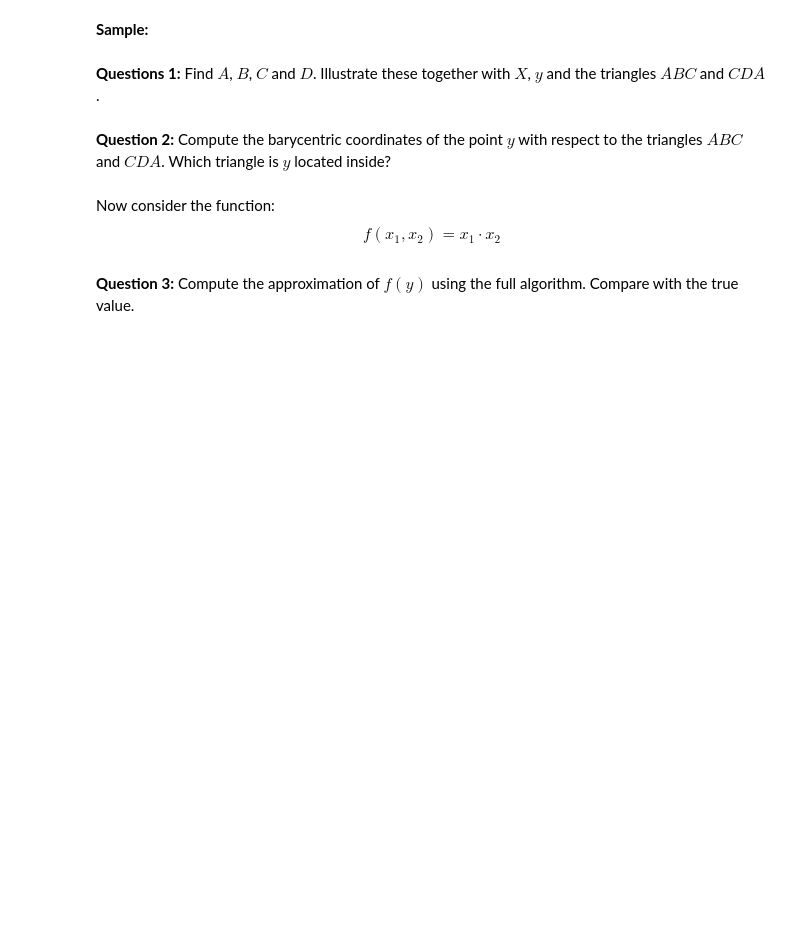
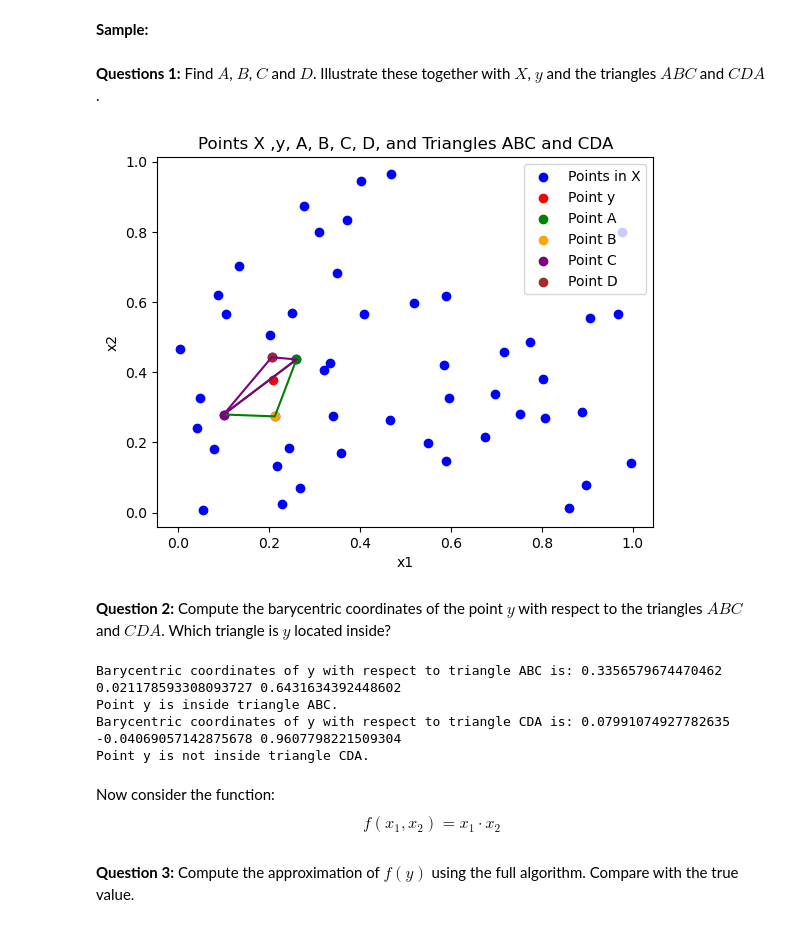
Before and after one commit to NumEconCopenhagen/projects-2024-anna-vithusha-og-barbara, a Jupyter notebook: Examproject/exam_2024.ipynb, the cells around one changed output. Saved outputs shown, nothing was run; the diff lists cells and outputs as text; code cells hidden in the pictures; blank space fills up the shorter version.

```diff
--- a/Examproject/exam_2024.ipynb
+++ b/Examproject/exam_2024.ipynb
@@ -597,2 +602,30 @@ y = rng.uniform(size=(2,))
+# %%
+# Plotting the points in X and y
+plt.scatter(X[:, 0], X[:, 1], color='blue', label='Points in X')
+
+# Plotting the points A, B, C and D if these are replaced with not-None
+plt.scatter(y[0], y[1], color='red', label='Point y')
+if A is not None:
+    plt.scatter(A[0], A[1], color='green', label='Point A')
+if B is not None:
+    plt.scatter(B[0], B[1], color='orange', label='Point B')
+if C is not None:
+    plt.scatter(C[0], C[1], color='purple', label='Point C')
+if D is not None:
+    plt.scatter(D[0], D[1], color='brown', label='Point D')
+
+# Drawing triangles ABC and CDA if the points A, B, C, D are defined
+if A is not None and B is not None and C is not None:
+    plt.plot([A[0], B[0], C[0], A[0]], [A[1], B[1], C[1], A[1]], color='green')
+if C is not None and D is not None and A is not None:
+    plt.plot([C[0], D[0], A[0], C[0]], [C[1], D[1], A[1], C[1]], color='purple')
+
+plt.legend()
+plt.xlabel('x1')
+plt.ylabel('x2')
+plt.title('Points X ,y, A, B, C, D, and Triangles ABC and CDA')
+plt.show()
+# %% [output]
+[figure, added]
 # %% [markdown]
 **Question 2:** Compute the barycentric coordinates of the point $y$ with respect to the triangles $ABC$ and $CDA$. Which triangle is $y$ located inside?
@@ -601,3 +632,45 @@ y = rng.uniform(size=(2,))
+# %%
+# Function to compute the barycentric coordinates.
+#These are a function of the points (ABC or CDA) and the point y.
+def barycentric_coordinates(A, B, C, y):
+    r1 = ((B[1] - C[1]) * (y[0] - C[0]) + (C[0] - B[0]) * (y[1] - C[1])) / (B[1] - C[1]) * (A[0] - C[0]) + (C[0] - B[0]) * (A[1] - C[1])
+    r2 = ((C[1] - A[1]) * (y[0] - C[0]) + (A[0] - C[0]) * (y[1] - C[1])) / (B[1] - C[1]) * (A[0] - C[0]) + (C[0] - B[0]) * (A[1] - C[1])
+    r3 = 1 - r1 - r2
+    return r1, r2, r3
+
+# Function to check if point is inside triangle. That is if r1, r2 and r3 is in [0,1].
+def in_triangle(r1, r2, r3):
+    return 0 <= r1 <= 1 and 0 <= r2 <= 1 and 0 <= r3 <= 1
+
+# Calling the points A, B, C, and D found in question 1.
+A, B, C, D = find_points(X, y)
+
+# Computing barycentric coordinates for triangle ABC (if the point are defined)
+if A is not None and B is not None and C is not None:
+    r1_ABC, r2_ABC, r3_ABC = barycentric_coordinates(A, B, C, y)
+    print("Barycentric coordinates of y with respect to triangle ABC is:", r1_ABC, r2_ABC, r3_ABC)
+    if in_triangle(r1_ABC, r2_ABC, r3_ABC):
+        print("Point y is inside triangle ABC.")
+    else:
+        print("Point y is not inside triangle ABC.")
+else:
+    print("Cannot compute barycentric coordinates for triangle ABC.")
+
+# Computing barycentric coordinates for triangle CDA (if the point are defined)
+if C is not None and D is not None and A is not None:
+    r1_CDA, r2_CDA, r3_CDA = barycentric_coordinates(C, D, A, y)
+    print("Barycentric coordinates of y with respect to triangle CDA is:", r1_CDA, r2_CDA, r3_CDA)
+    if in_triangle(r1_CDA, r2_CDA, r3_CDA):
+        print("Point y is inside triangle CDA.")
+    else:
+        print("Point y is not inside triangle CDA.")
+else:
+    print("Cannot compute barycentric coordinates for triangle CDA.")
+# %% [output]
+Barycentric coordinates of y with respect to triangle ABC is: 0.3356579674470462 0.021178593308093727 0.6431634392448602
+Point y is inside triangle ABC.
+Barycentric coordinates of y with respect to triangle CDA is: 0.07991074927782635 -0.04069057142875678 0.9607798221509304
+Point y is not inside triangle CDA.
 # %% [markdown]
 Now consider the function:
 $$
```
Also changed, not shown: parts of 25 cells of this notebook.
